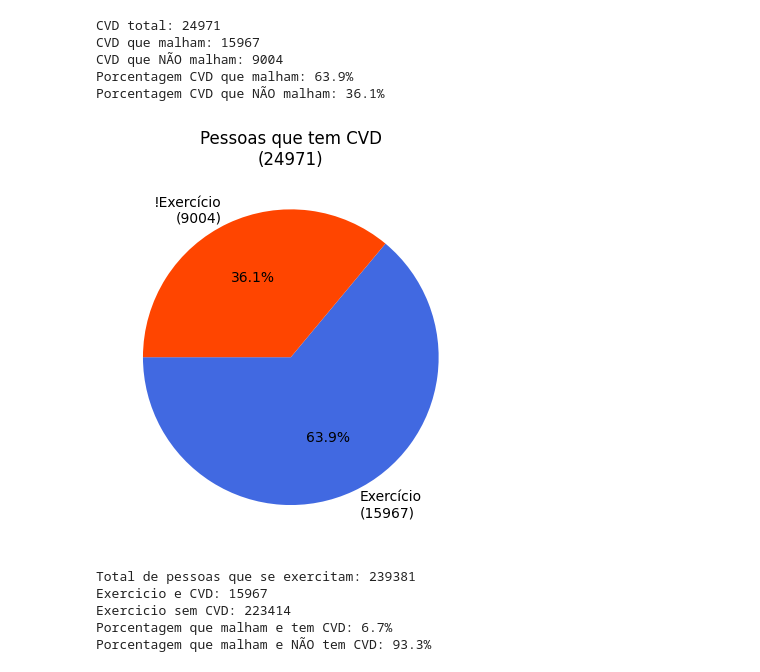
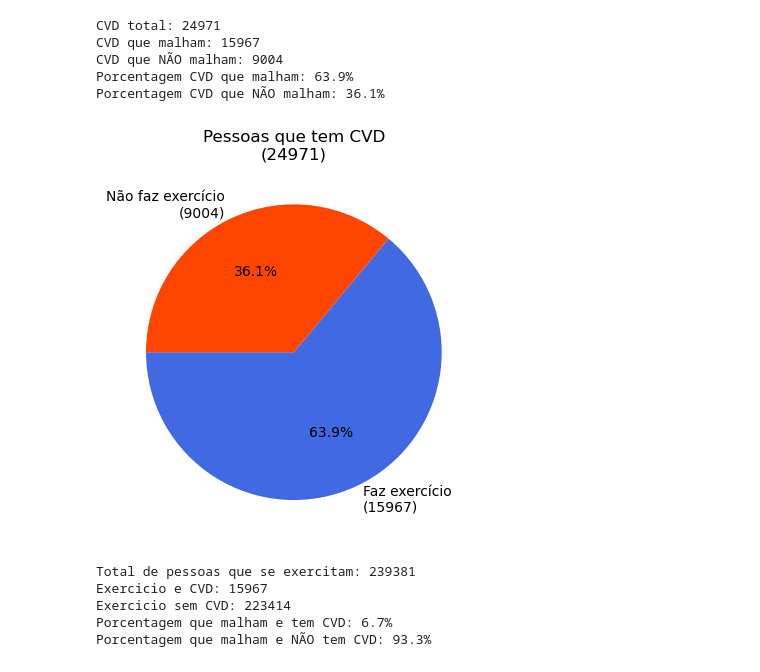
Before and after one commit to PDTCCLF/INF1032, a Jupyter notebook: INF1032_G1.ipynb, the cells around one changed output. Drawn from its saved outputs; the diff is of its cells as text; code cells hidden in the pictures.

```diff
--- a/INF1032_G1.ipynb
+++ b/INF1032_G1.ipynb
@@ -2,12 +2,10 @@
 <a href="https://colab.research.google.com/github/PDTCCLF/INF1032/blob/main/INF1032_G1.ipynb" target="_parent"><img src="https://colab.research.google.com/assets/colab-badge.svg" alt="Open In Colab"/></a>
 # %%
 import os
-import numpy as np
 import pandas as pd
 import seaborn as sns
 import matplotlib.pyplot as plt
 from numpy.linalg import norm
-import scipy.stats as stats
 import matplotlib.patches as mpatches
 
 drive_path = 'Database/'
@@ -17,6 +15,6 @@ for dirname, _, filenames in os.walk(drive_path):
     for filename in filenames:
         print(os.path.join(dirname, filename))
 
-df=pd.read_csv('/CVD_cleaned.csv')
+df=pd.read_csv(drive_path + 'CVD_cleaned.csv')
 df.head()
 # %% [output]
@@ -141,15 +140,15 @@ CVD que NÃO malham: 9004
 Porcentagem CVD que malham: 63.9%
 Porcentagem CVD que NÃO malham: 36.1%
 # %%
-labelsCVD = [f'Exercício\n({exercicioS})', f'!Exercício\n({exercicioN})']
+labelsCVD = [f'Faz exercício\n({exercicioS})', f'Não faz exercício\n({exercicioN})']
 sizesCVD = [pMalham, pMalhamN]
 
 fig, ax = plt.subplots()
 ax.set_title(f'Pessoas que tem CVD\n({totalCVD})')
 ax.pie(sizesCVD, labels=labelsCVD, autopct='%1.1f%%', colors = ["royalblue", "orangered"], startangle=180)
 plt.show()
 # %% [output]
-[figure, old version]
+[figure, new version]
 # %%
 totalExercicio = len(df.query('Exercise == "Yes"'))
 CVDsim = len(df.query('Heart_Disease == "Yes" and Exercise == "Yes"'))
```
Also changed, not shown: parts of 5 cells of this notebook.
